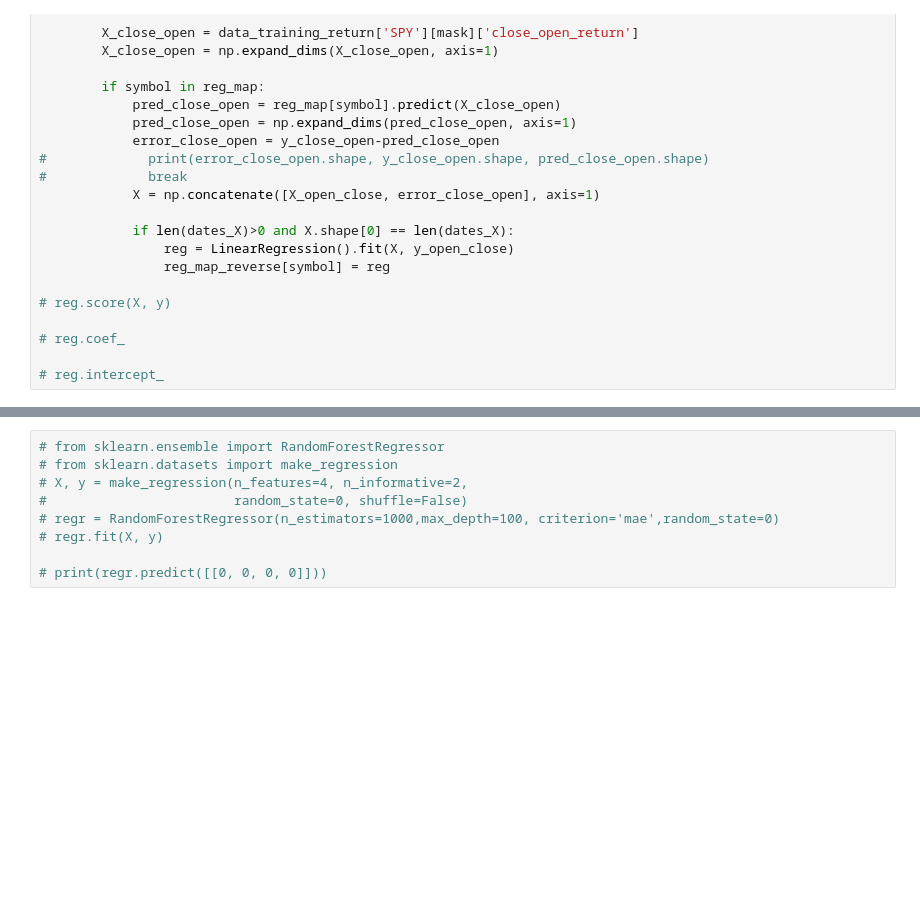
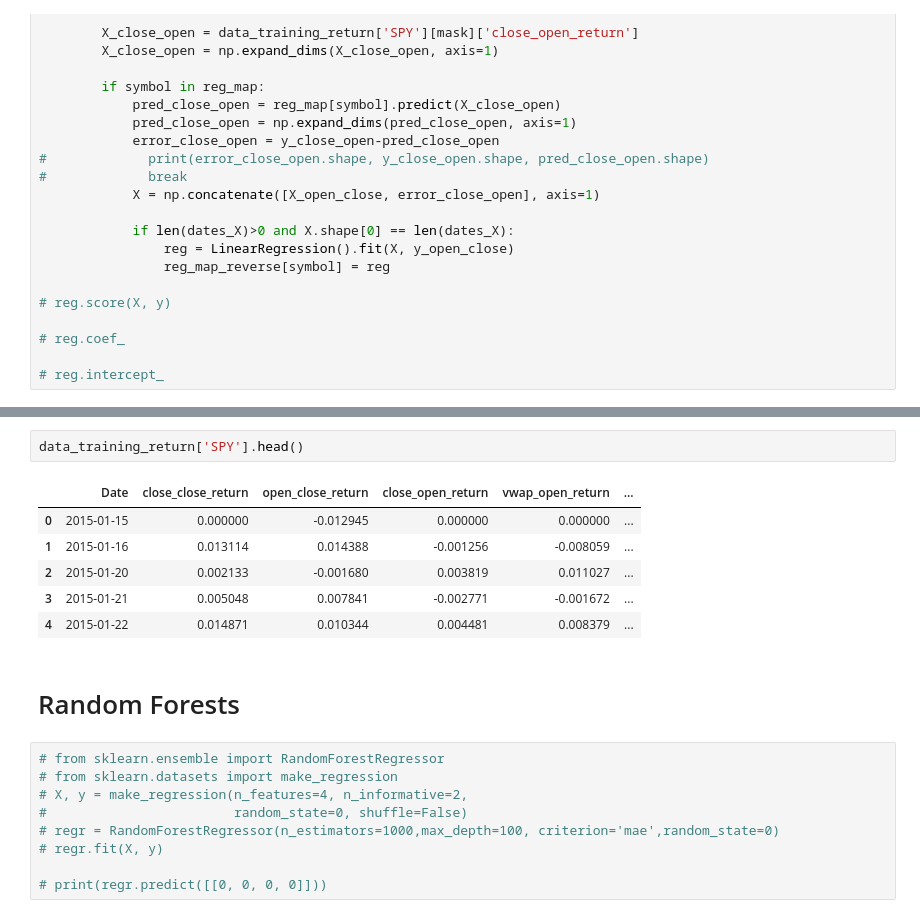
Before and after one commit to xuda1979/DF, a Jupyter notebook: dl_01.ipynb, the cells around one changed output, grey strips where cells are left out. Saved outputs shown, nothing was run; the diff lists cells and outputs as text; blank space fills up the shorter version.

```diff
--- a/dl_01.ipynb
+++ b/dl_01.ipynb
@@ -491,3 +719,14 @@ Random Forests
+# %%
+data_training_return['SPY'].head()
+# %% [output]
+|  | Date | close_close_return | open_close_return | close_open_return | vwap_open_return | ... |
+| 0 | 2015-01-15 | 0.000000 | -0.012945 | 0.000000 | 0.000000 | ... |
+| 1 | 2015-01-16 | 0.013114 | 0.014388 | -0.001256 | -0.008059 | ... |
+| 2 | 2015-01-20 | 0.002133 | -0.001680 | 0.003819 | 0.011027 | ... |
+| 3 | 2015-01-21 | 0.005048 | 0.007841 | -0.002771 | -0.001672 | ... |
+| 4 | 2015-01-22 | 0.014871 | 0.010344 | 0.004481 | 0.008379 | ... |
+# %% [markdown]
+# Random Forests
 # %%
 # from sklearn.ensemble import RandomForestRegressor
 # from sklearn.datasets import make_regression
```
Also changed, not shown: parts of 18 cells of this notebook, 2 other files.
